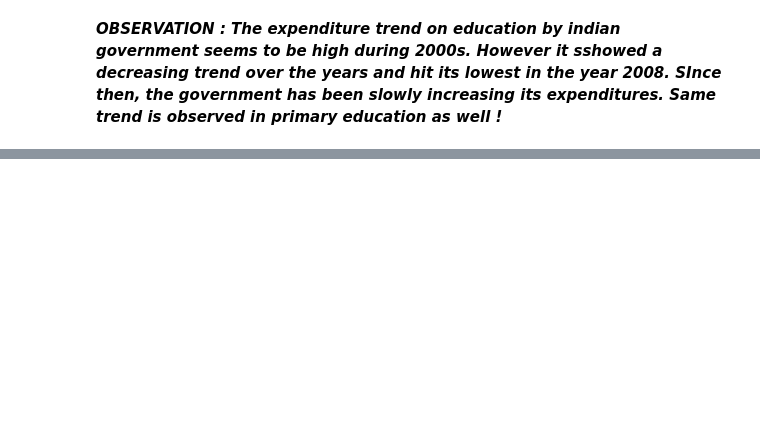
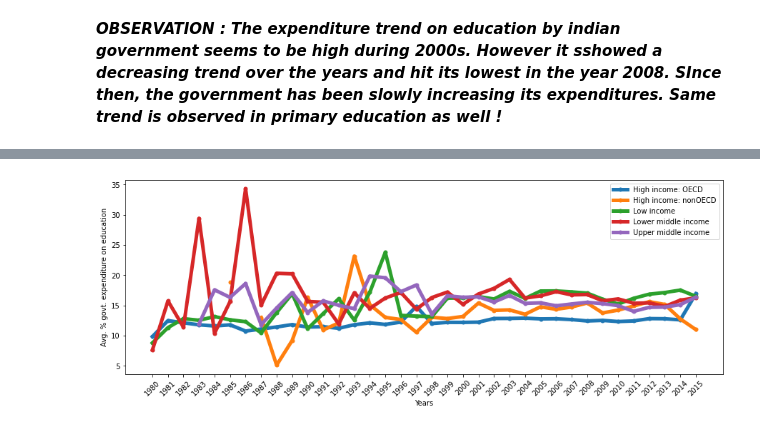
Before and after one commit to SmrutiRanjan27/worldbank-global-education-analysis, a Jupyter notebook: Smruti_Ranjan_WorldBank_Global_Education_Analysis.ipynb, the cells around one changed output, grey strips where cells are left out. Cells and saved outputs as stored; diff of their text form; code cells hidden in the pictures; blank space fills up the shorter version.

```diff
--- a/Smruti_Ranjan_WorldBank_Global_Education_Analysis.ipynb
+++ b/Smruti_Ranjan_WorldBank_Global_Education_Analysis.ipynb
@@ -559,0 +718,10 @@ Text(0, 0.5, '% educational expenditure on primary education in world')
+# %%
+# lets look at the expenditure stats on education
+param = 'Expenditure on education as % of total government expenditure (%)'
+df_stats_income = df_stats_country[['Short Name','Income Group']].merge(df_stats,how='inner',left_on='Short Name',right_on='Country Name')
+cols = []
+cols.extend(['Country Name','Country Code','Indicator Name','Indicator Code','Income Group'])
+check_cols = list(np.arange(1980,2016,1).astype(str))
+cols.extend(check_cols)
+df_stats_income = df_stats_income[df_stats_income['Indicator Name']==param].loc[:,cols]
+df_stats_income.head()
@@ -559,0 +735,4 @@ Text(0, 0.5, '% educational expenditure on primary education in world')
+# %%
+# segregating by income group
+df_stats_income = df_stats_income.groupby('Income Group').mean(numeric_only=True).reset_index()
+df_stats_income
@@ -559,0 +746,13 @@ Text(0, 0.5, '% educational expenditure on primary education in world')
+# %%
+# plotting the graph for each income group
+for i in range(5):
+  cols = df_stats_income.columns.values[1:]
+  values = df_stats_income.iloc[i].values[1:]
+  plt.rcParams['figure.figsize'] = (15,5)
+  plt.plot(cols,values,'.-',label=df_stats_income.iloc[i,0],linewidth=5,markersize=10)
+  plt.xlabel('Years')
+  plt.ylabel('Avg. % govt. expenditure on education')
+  plt.xticks(rotation=45)
+  plt.legend()
+# %% [output]
+[figure, added]
```
Also changed, not shown: parts of 23 cells of this notebook.
